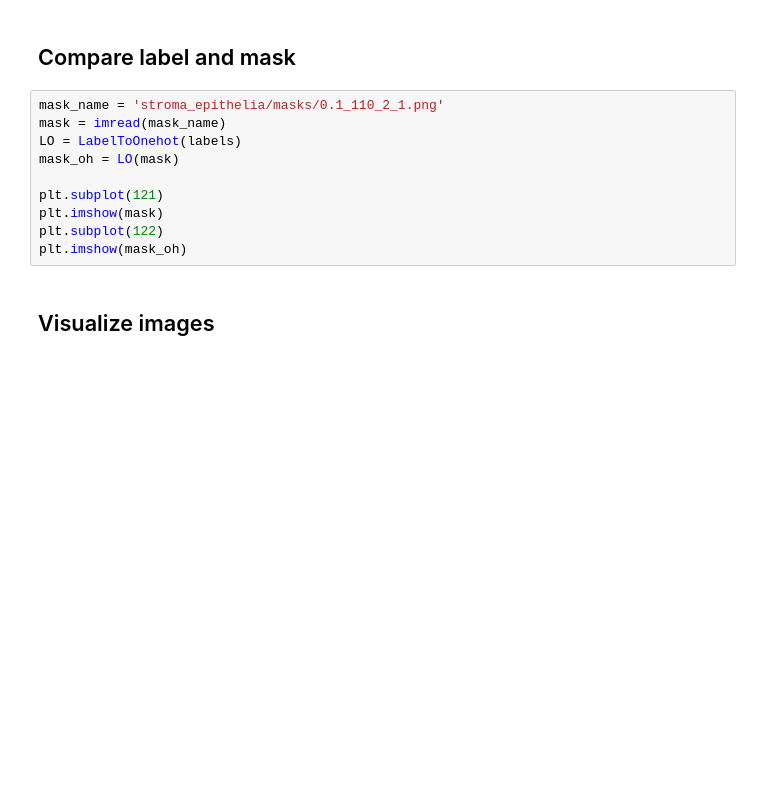
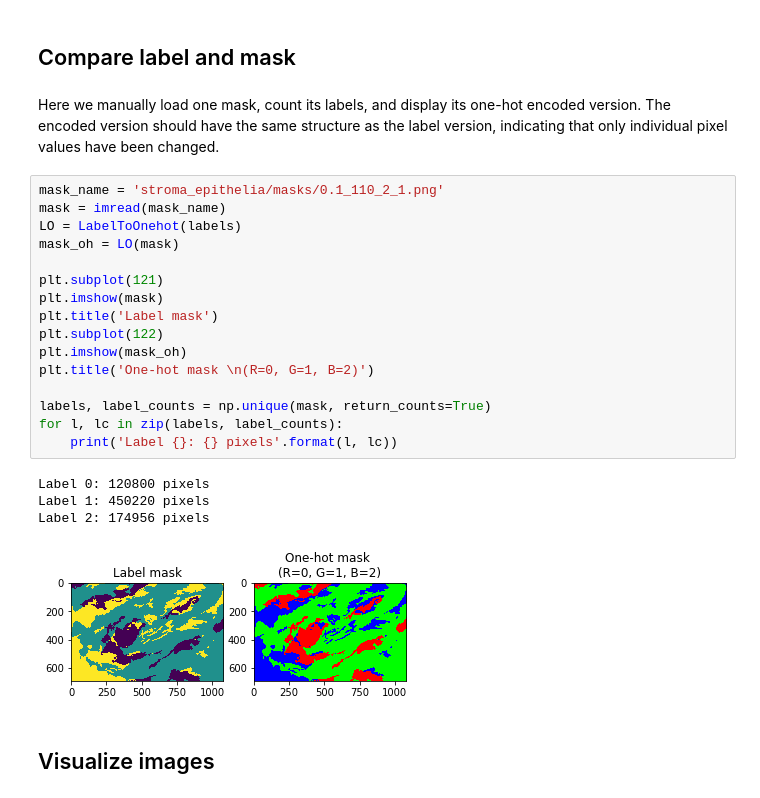
Before and after one commit to Mason-McGough/MulticlassFCN, a Jupyter notebook: stroma-epithelia.ipynb, the cells around one changed output. Cells and saved outputs as stored; diff of their text form; blank space fills up the shorter version.

Commit message:
Add annotations and fix display error to notebook;

```diff
--- a/stroma-epithelia.ipynb
+++ b/stroma-epithelia.ipynb
@@ -74,15 +85,28 @@ dataloaders = {x: DataLoader(image_datasets[x], batch_size=4,
 dataset_sizes = {x: len(image_datasets[x]) for x in dataset_phases}
 # %% [markdown]
 ## Compare label and mask
+# %% [markdown]
+Here we manually load one mask, count its labels, and display its one-hot encoded version. The encoded version should have the same structure as the label version, indicating that only individual pixel values have been changed.
 # %%
 mask_name = 'stroma_epithelia/masks/0.1_110_2_1.png'
 mask = imread(mask_name)
 LO = LabelToOnehot(labels)
 mask_oh = LO(mask)
 
 plt.subplot(121)
 plt.imshow(mask)
+plt.title('Label mask')
 plt.subplot(122)
 plt.imshow(mask_oh)
+plt.title('One-hot mask \n(R=0, G=1, B=2)')
+
+labels, label_counts = np.unique(mask, return_counts=True)
+for l, lc in zip(labels, label_counts):
+    print('Label {}: {} pixels'.format(l, lc))
+# %% [output]
+Label 0: 120800 pixels
+Label 1: 450220 pixels
+Label 2: 174956 pixels
+[figure, added]
 # %% [markdown]
 ## Visualize images
```
Also changed, not shown: parts of 9 cells of this notebook.
